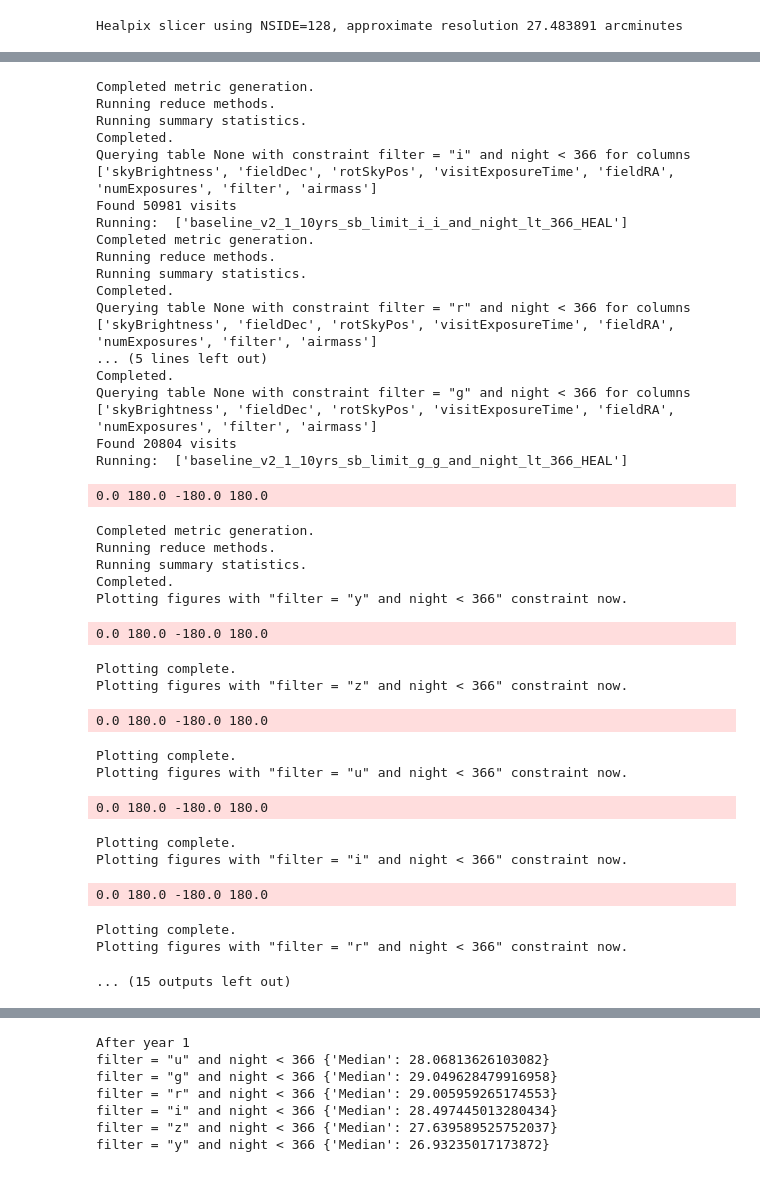
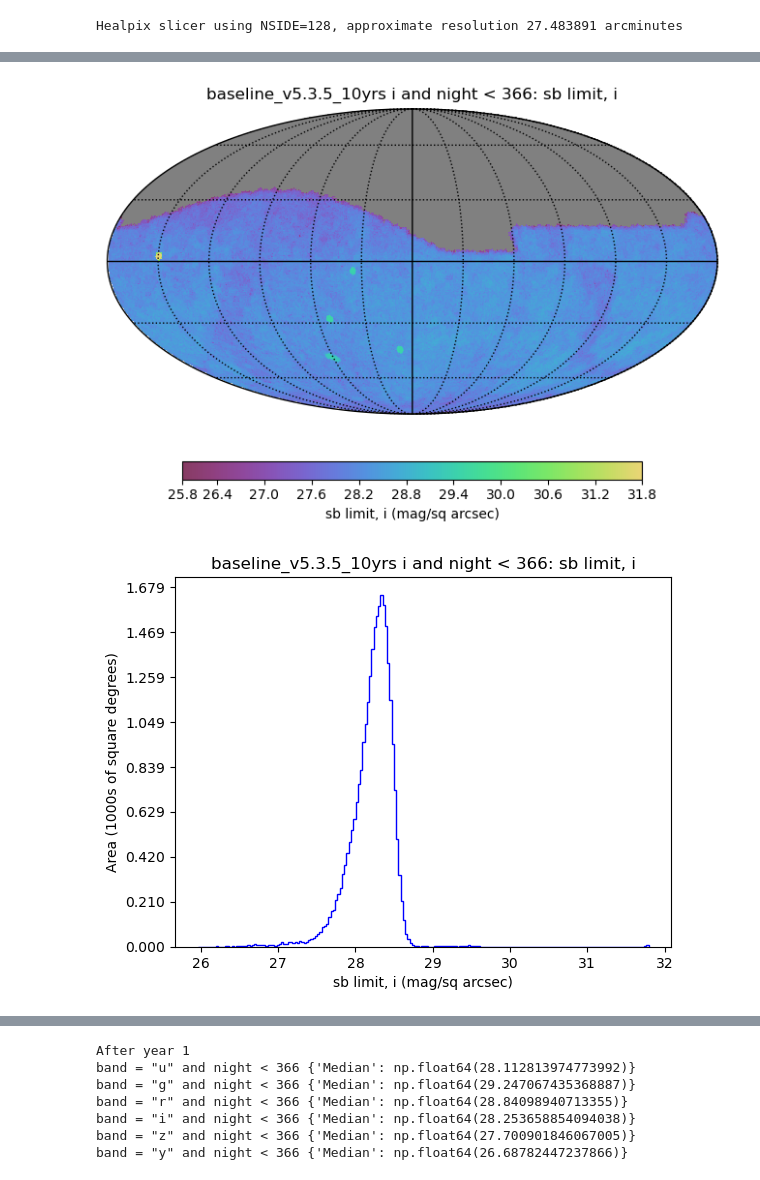
Before and after one commit to lsst-sims/smtn-016, a Jupyter notebook: notebook/Surface_brightness_example.ipynb, the cells around one changed output, grey strips where cells are left out. Saved outputs shown, nothing was run; the diff lists cells and outputs as text; code cells hidden in the pictures.

```diff
--- a/notebook/Surface_brightness_example.ipynb
+++ b/notebook/Surface_brightness_example.ipynb
@@ -91,13 +50,13 @@ bundleList = []
 summary_list = [maf.metrics.MedianMetric()]
 slicer = maf.slicers.HealpixSlicer()
 for filtername in 'ugrizy':
-    sql = 'filter = "%s" and night < 366' % filtername
-    metric = maf.metrics.SurfaceBrightLimitMetric(metricName='sb limit, %s' % filtername)
-    bundleList.append(maf.MetricBundle(metric, slicer, constraint=sql, summaryMetrics=summary_list, runName=runName))
+    sql = 'band = "%s" and night < 366' % filtername
+    metric = maf.metrics.SurfaceBrightLimitMetric(metric_name='sb limit, %s' % filtername)
+    bundleList.append(maf.MetricBundle(metric, slicer, constraint=sql, summary_metrics=summary_list, run_name=runName))
 # %% [output]
 Healpix slicer using NSIDE=128, approximate resolution 27.483891 arcminutes
 # %%
 bg = maf.MetricBundleGroup(bundleList, baseline_file, out_dir, None)
-bg.runAll()
-bg.plotAll(closefigs=False)
+bg.run_all()
+bg.plot_all(closefigs=False)
 # %% [output]
@@ -121,36 +63,2 @@ Running:  ['baseline_v2_1_10yrs_sb_limit_u_u_and_night_lt_366_HEAL']
-Completed metric generation.
-Running reduce methods.
-Running summary statistics.
-Completed.
-Querying table None with constraint filter = "i" and night < 366 for columns ['skyBrightness', 'fieldDec', 'rotSkyPos', 'visitExposureTime', 'fieldRA', 'numExposures', 'filter', 'airmass']
-Found 50981 visits
-Running:  ['baseline_v2_1_10yrs_sb_limit_i_i_and_night_lt_366_HEAL']
-Completed metric generation.
-Running reduce methods.
-Running summary statistics.
-Completed.
-Querying table None with constraint filter = "r" and night < 366 for columns ['skyBrightness', 'fieldDec', 'rotSkyPos', 'visitExposureTime', 'fieldRA', 'numExposures', 'filter', 'airmass']
-... (5 lines left out)
-Completed.
-Querying table None with constraint filter = "g" and night < 366 for columns ['skyBrightness', 'fieldDec', 'rotSkyPos', 'visitExposureTime', 'fieldRA', 'numExposures', 'filter', 'airmass']
-Found 20804 visits
-Running:  ['baseline_v2_1_10yrs_sb_limit_g_g_and_night_lt_366_HEAL']
-0.0 180.0 -180.0 180.0
-Completed metric generation.
-Running reduce methods.
-Running summary statistics.
-Completed.
-Plotting figures with "filter = "y" and night < 366" constraint now.
-0.0 180.0 -180.0 180.0
-Plotting complete.
-Plotting figures with "filter = "z" and night < 366" constraint now.
-0.0 180.0 -180.0 180.0
-Plotting complete.
-Plotting figures with "filter = "u" and night < 366" constraint now.
-0.0 180.0 -180.0 180.0
-Plotting complete.
-Plotting figures with "filter = "i" and night < 366" constraint now.
-0.0 180.0 -180.0 180.0
-Plotting complete.
-Plotting figures with "filter = "r" and night < 366" constraint now.
-... (15 outputs left out)
+[figure, added]
+[figure, added]
@@ -157,12 +75,12 @@ Plotting figures with "filter = "r" and night < 366" constraint now.
 # %%
 print('After year 1')
 for b in bundleList:
-    print(b.constraint, b.summaryValues)
+    print(b.constraint, b.summary_values)
 # %% [output]
 After year 1
-filter = "u" and night < 366 {'Median': 28.06813626103082}
-filter = "g" and night < 366 {'Median': 29.049628479916958}
-filter = "r" and night < 366 {'Median': 29.005959265174553}
-filter = "i" and night < 366 {'Median': 28.497445013280434}
-filter = "z" and night < 366 {'Median': 27.639589525752037}
-filter = "y" and night < 366 {'Median': 26.93235017173872}
+band = "u" and night < 366 {'Median': np.float64(28.112813974773992)}
+band = "g" and night < 366 {'Median': np.float64(29.247067435368887)}
+band = "r" and night < 366 {'Median': np.float64(28.84098940713355)}
+band = "i" and night < 366 {'Median': np.float64(28.253658854094038)}
+band = "z" and night < 366 {'Median': np.float64(27.700901846067005)}
+band = "y" and night < 366 {'Median': np.float64(26.68782447237866)}
```
Also changed, not shown: parts of 5 cells of this notebook, 7 other files.
